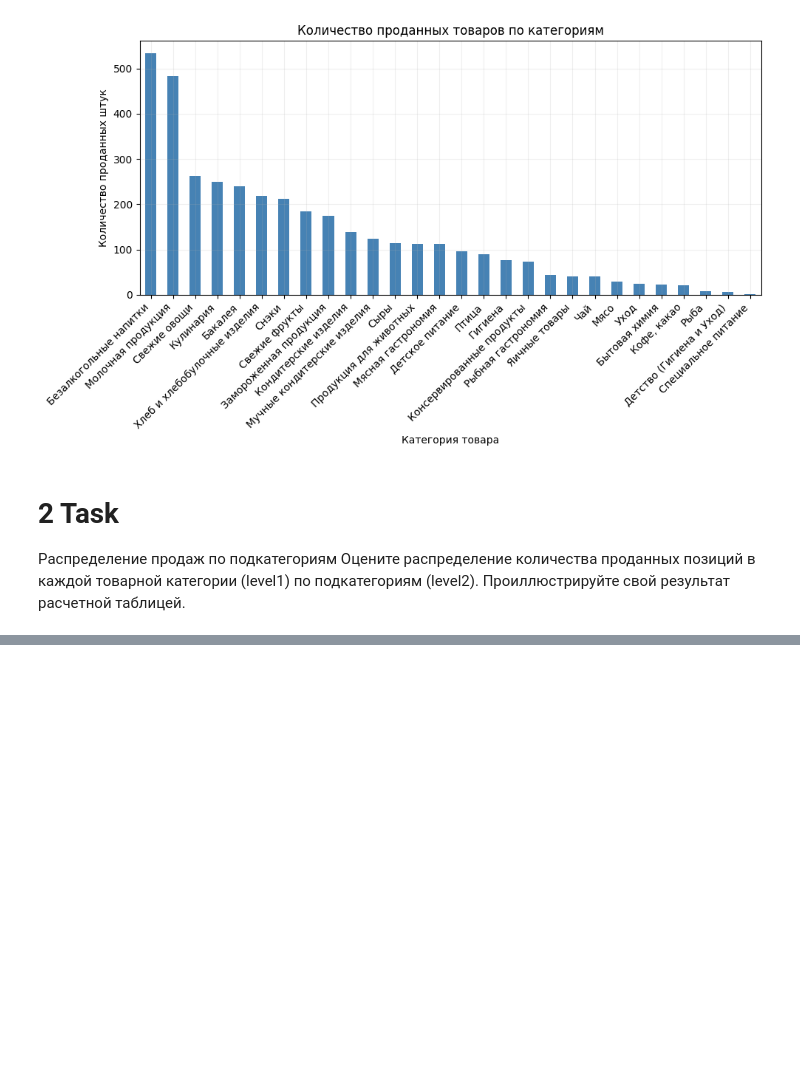
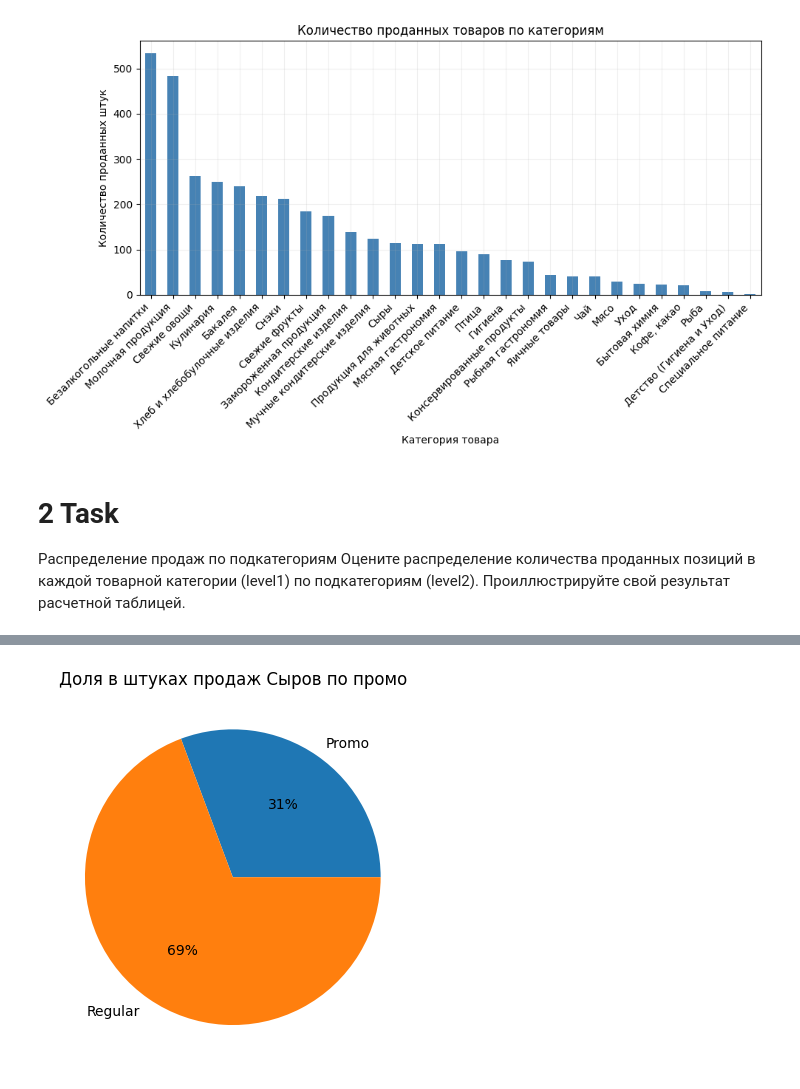
Before and after one commit to Saldon1986/Simulative_ML, a Jupyter notebook: Python for data analysis/Last call/test_case.ipynb, the cells around one changed output, grey strips where cells are left out. Drawn from its saved outputs; the diff is of its cells as text; code cells hidden in the pictures; blank space fills up the shorter version.

```diff
--- a/Python for data analysis/Last call/test_case.ipynb
+++ b/Python for data analysis/Last call/test_case.ipynb
@@ -78,3 +79,13 @@ plt.show()
 
 Распределение продаж по подкатегориям
 Оцените распределение количества проданных позиций в каждой товарной категории (level1) по подкатегориям (level2). Проиллюстрируйте свой результат расчетной таблицей.
+# %%
+df_merged = orders.merge(products, on="product_id", how="inner")
+
+df2_1 = (
+    df_merged.groupby(["level1", "level2"])["quantity"]
+    .sum()
+    .reset_index()
+    .sort_values("quantity", ascending=False)
+)
+df2_1
@@ -80,0 +133,15 @@ plt.show()
+# %%
+df_cheese = df_merged[df_merged["level1"] == "Сыры"].copy()
+
+df_cheese["promo"] = df_cheese["price"] < df_cheese["regular_price"]
+
+map = {True: "Promo", False: "Regular"}
+
+df_cheese["promo"] = df_cheese["promo"].map(map)
+# %%
+df_cheese_pie = df_cheese.groupby("promo")["quantity"].sum().reset_index()
+df_cheese_pie
+plt.pie(df_cheese_pie["quantity"], labels=df_cheese_pie["promo"], autopct="%.0f%%")
+plt.title("Доля в штуках продаж Сыров по промо");
+# %% [output]
+[figure, added]
```
Also changed, not shown: parts of 17 cells of this notebook, 1 other file.
